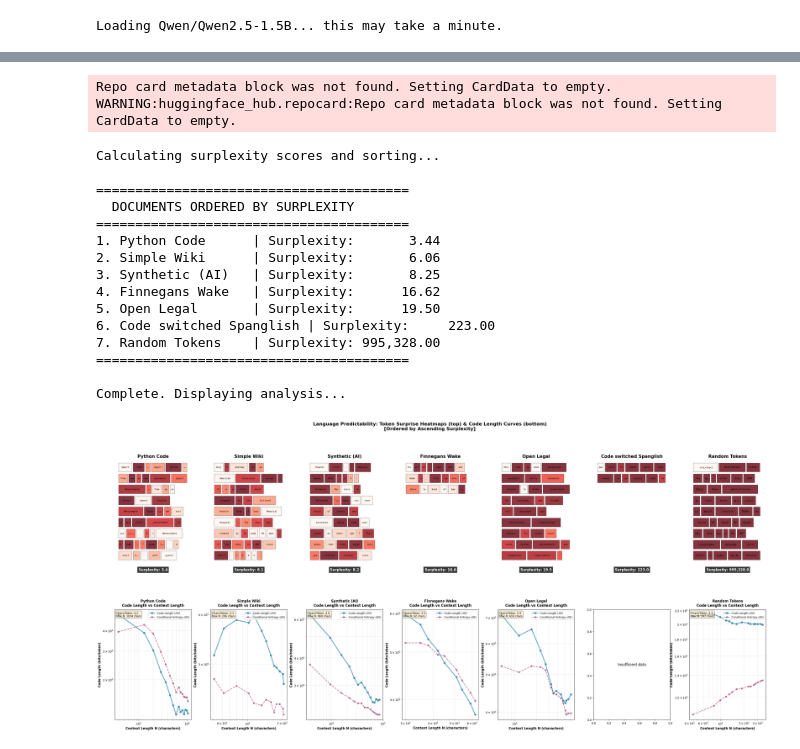
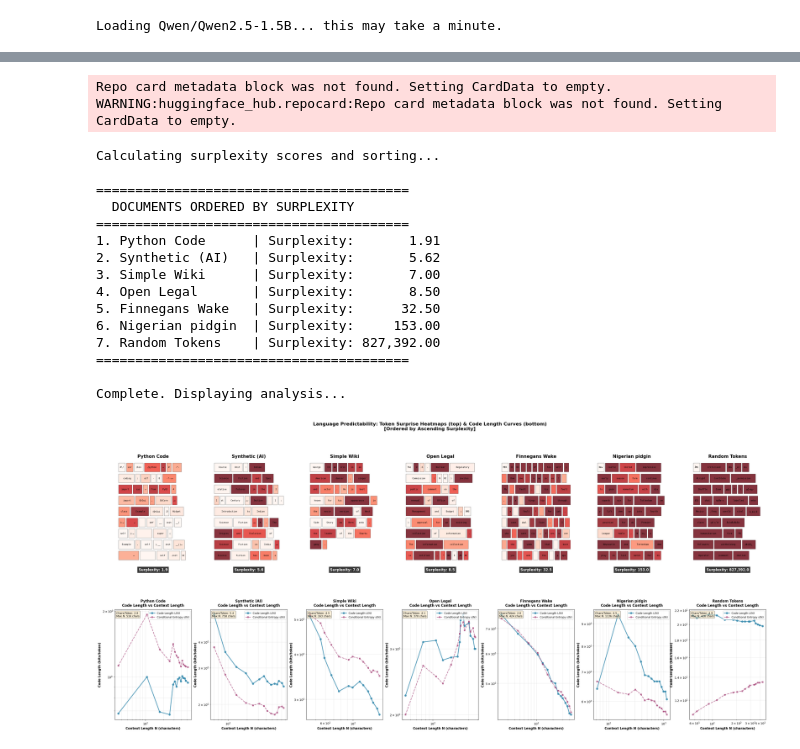
Before and after one commit to TommasoG85/Surplexity, a Jupyter notebook: Surplexity.ipynb, the cells around one changed output, grey strips where cells are left out. Saved outputs shown, nothing was run; the diff lists cells and outputs as text; code cells hidden in the pictures.

```diff
--- a/Surplexity.ipynb
+++ b/Surplexity.ipynb
@@ -328,38 +425,47 @@ def get_open_legal_data():
     ]
     return random.choice(fallbacks)
 
-# Spanglish
-def get_code_switched_spanglish():
-    print("Attempting to stream text-based Spanglish code-switching...")
+#pidgin
+def get_nigerian_pidgin():
+    print("Attempting to stream Nigerian Pidgin text (MasakhaNEWS)...")
+
+    # Native Parquet-backed datasets (avoids legacy script errors)
     dataset_options = [
-        "drewoodward/spanglish-sentences",
-        "Luisr-ecu/spanglish"  # Fixed dataset name
+        ("masakhane/masakhanews", "pcm", "text"),
+        ("facebook/flores", "pcm_Latn", "sentence")
     ]
 
-    for ds_name in dataset_options:
+    for ds_name, config, text_key in dataset_options:
         try:
-            ds = load_dataset(ds_name, split="train", streaming=True)
+            ds = load_dataset(ds_name, config, split="train", streaming=True)
+            accumulated_text = []
+            current_len = 0
+
             for item in ds.shuffle(buffer_size=50):
-                text = item.get("text") or item.get("sentence") or item.get("spanglish")
-                # Lowered threshold to 40 characters so valid single rows match
-                if text and len(text.strip()) >= 40:
-                    print(f"Spanglish text successfully fetched from '{ds_name}'.")
-                    return text.strip()[:1200]
+                content = item.get(text_key) or item.get("headline") or item.get("text")
+                if content and len(content.strip()) > 20:
+                    clean_text = content.strip()
+                    accumulated_text.append(clean_text)
+                    current_len += len(clean_text) + 1
+
+                    # Accumulate sentences until reaching the 300+ character threshold
+                    if current_len >= 300:
+                        full_text = " ".join(accumulated_text)
+                        print(f"Nigerian Pidgin text successfully fetched from '{ds_name}'.")
+                        return full_text[:1200]
+
         except Exception:
             continue
 
-    print("Stream unavailable. Using randomized fallback.")
-    fallbacks = [
-        "So last weekend fuimos a la playa because the weather was super nice, "
-        "and my brother brought su nueva novia that doesn't speak much English.",
-
-        "We were talking about las vacaciones del año pasado when suddenly empezó a llover "
-        "harder than ever, so tuvimos que pick up all our stuff super fast.",
-
-        "Ella me dijo 'mira, I think we forgot the towels near the water,' "
-        "pero by the time I went back, ya estaban completamente wet."
-    ]
-    return random.choice(fallbacks)
+    print("Stream failed. Using Nigerian Pidgin fallback passage.")
+    return (
+        "People for different part of Nigeria dey cry say food item cost "
+        "for market don high well well dis month. Plenty market woman "
+        "explain say transport money and bad road na de main reason "
+        "why price of garri, rice, and tomato dey jump every week. "
+        "Gofment don promise say dem go quickly release grain from reserve "
+        "to help reduce the suffer wey citizens dey face."
+    )
 
 def get_code_snippet():
     try:
@@ -487,7 +593,7 @@ raw_docs = [
     ("Simple Wiki", get_wiki()),
     ("Finnegans Wake", get_joyce()),
     ("Open Legal", get_open_legal_data()),
-    ("Code switched Spanglish", get_code_switched_spanglish()),
+    ("Nigerian pidgin", get_nigerian_pidgin()),
     ("Synthetic (AI)", get_ai_generated()),
     ("Python Code", get_code_snippet()),
     ("Random Tokens", get_random_sequence())
@@ -538,18 +644,18 @@ Spanglish text successfully fetched from 'drewoodward/spanglish-sentences'.
 Repo card metadata block was not found. Setting CardData to empty.
 WARNING:huggingface_hub.repocard:Repo card metadata block was not found. Setting CardData to empty.
 Calculating surplexity scores and sorting...
 
 ========================================
   DOCUMENTS ORDERED BY SURPLEXITY
 ========================================
-1. Python Code      | Surplexity:       3.44
-2. Simple Wiki      | Surplexity:       6.06
-3. Synthetic (AI)   | Surplexity:       8.25
-4. Finnegans Wake   | Surplexity:      16.62
-5. Open Legal       | Surplexity:      19.50
-6. Code switched Spanglish | Surplexity:     223.00
-7. Random Tokens    | Surplexity: 995,328.00
+1. Python Code      | Surplexity:       1.91
+2. Synthetic (AI)   | Surplexity:       5.62
+3. Simple Wiki      | Surplexity:       7.00
+4. Open Legal       | Surplexity:       8.50
+5. Finnegans Wake   | Surplexity:      32.50
+6. Nigerian pidgin  | Surplexity:     153.00
+7. Random Tokens    | Surplexity: 827,392.00
 ========================================
 
 Complete. Displaying analysis...
-[figure, old version]
+[figure, new version]
```
Also changed, not shown: parts of 3 cells of this notebook.
